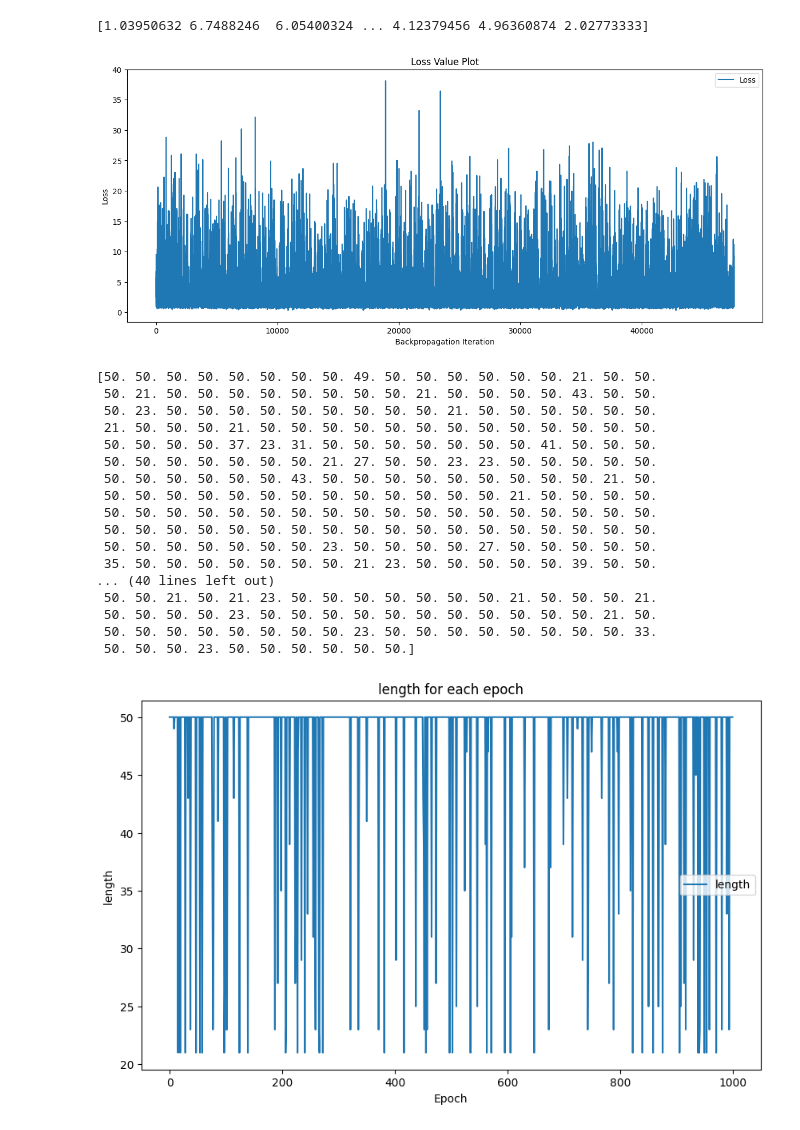
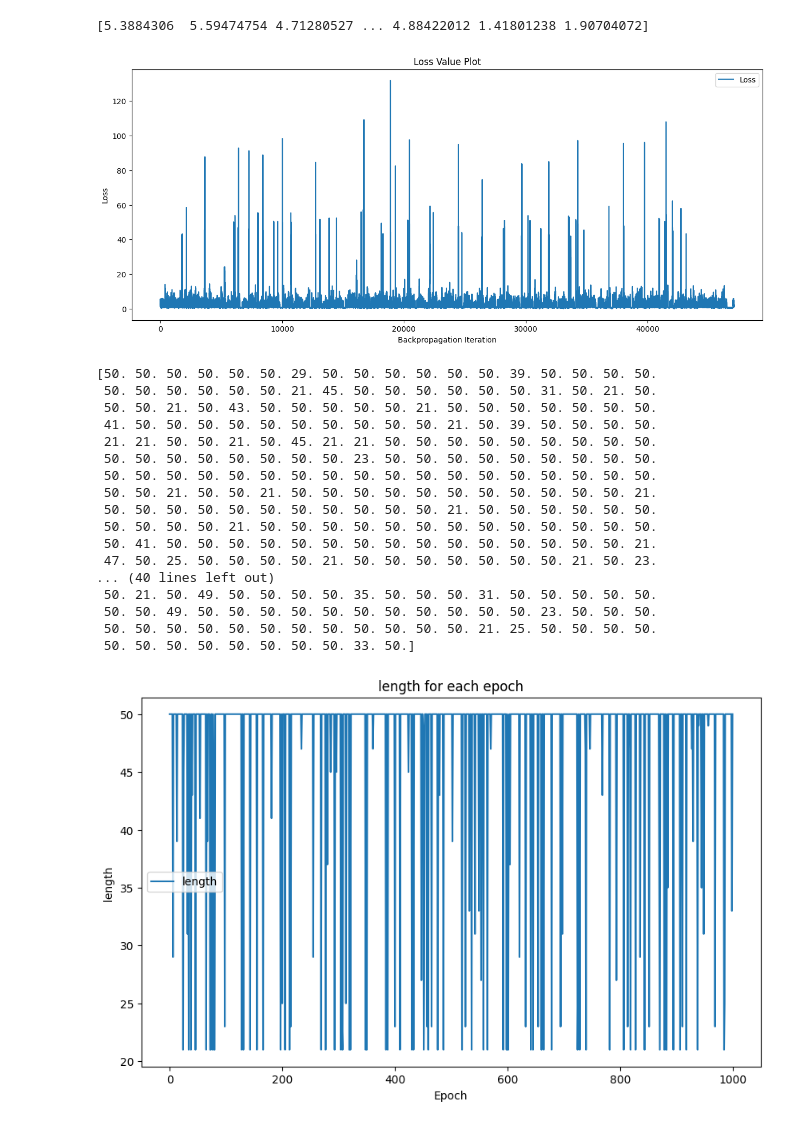
Before and after one commit to wilson20010327/vibecheck, a Jupyter notebook: visualize_the_rl_result.ipynb, the cells around one changed output. Cells and saved outputs as stored; diff of their text form; code cells hidden in the pictures.

```diff
--- a/visualize_the_rl_result.ipynb
+++ b/visualize_the_rl_result.ipynb
@@ -1,33 +1,33 @@
 # %%
 import pandas as pd
 import matplotlib.pyplot as plt
 import os
 import numpy as np
 # Assuming the result path is stored in a variable called result_path
-result_path = './result/Jan_17_1/train/'
+result_path = './result/Jan_19_overfitting/train/'
 
 file_list = os.listdir(result_path)
 
 loss_values = np.array([])
 for file_name in file_list:
     if file_name.endswith('.csv'):
         file = result_path + file_name
         data = pd.read_csv(file)
         loss_values = np.append(loss_values, data['loss'].values)
 print(loss_values)
 # Plot the loss values
 plt.figure(figsize=(15, 6))
 plt.plot(loss_values, label='Loss')
 plt.xlabel('Backpropagation Iteration')
 plt.ylabel('Loss')
 plt.title('Loss Value Plot')
 plt.legend()
 plt.show()
 # %% [output]
-[1.03950632 6.7488246  6.05400324 ... 4.12379456 4.96360874 2.02773333]
+[5.3884306  5.59474754 4.71280527 ... 4.88422012 1.41801238 1.90704072]
-[figure, old version]
+[figure, new version]
 # %%
-result_path = './result/Jan_17_1/train/'
+result_path = './result/Jan_19_overfitting/train/'
 
 file_list = os.listdir(result_path)
 
@@ -47,22 +47,22 @@ plt.title('length for each epoch')
 plt.legend()
 plt.show()
 # %% [output]
-[50. 50. 50. 50. 50. 50. 50. 50. 49. 50. 50. 50. 50. 50. 50. 21. 50. 50.
- 50. 21. 50. 50. 50. 50. 50. 50. 50. 50. 21. 50. 50. 50. 50. 43. 50. 50.
- 50. 23. 50. 50. 50. 50. 50. 50. 50. 50. 50. 21. 50. 50. 50. 50. 50. 50.
- 21. 50. 50. 50. 21. 50. 50. 50. 50. 50. 50. 50. 50. 50. 50. 50. 50. 50.
- 50. 50. 50. 50. 37. 23. 31. 50. 50. 50. 50. 50. 50. 50. 41. 50. 50. 50.
- 50. 50. 50. 50. 50. 50. 50. 21. 27. 50. 50. 23. 23. 50. 50. 50. 50. 50.
- 50. 50. 50. 50. 50. 50. 43. 50. 50. 50. 50. 50. 50. 50. 50. 50. 21. 50.
- 50. 50. 50. 50. 50. 50. 50. 50. 50. 50. 50. 50. 50. 21. 50. 50. 50. 50.
+[50. 50. 50. 50. 50. 50. 29. 50. 50. 50. 50. 50. 50. 39. 50. 50. 50. 50.
+ 50. 50. 50. 50. 50. 50. 21. 45. 50. 50. 50. 50. 50. 50. 31. 50. 21. 50.
+ 50. 50. 21. 50. 43. 50. 50. 50. 50. 50. 21. 50. 50. 50. 50. 50. 50. 50.
+ 41. 50. 50. 50. 50. 50. 50. 50. 50. 50. 50. 21. 50. 39. 50. 50. 50. 50.
+ 21. 21. 50. 50. 21. 50. 45. 21. 21. 50. 50. 50. 50. 50. 50. 50. 50. 50.
+ 50. 50. 50. 50. 50. 50. 50. 50. 23. 50. 50. 50. 50. 50. 50. 50. 50. 50.
  50. 50. 50. 50. 50. 50. 50. 50. 50. 50. 50. 50. 50. 50. 50. 50. 50. 50.
- 50. 50. 50. 50. 50. 50. 50. 50. 50. 50. 50. 50. 50. 50. 50. 50. 50. 50.
- 50. 50. 50. 50. 50. 50. 50. 23. 50. 50. 50. 50. 27. 50. 50. 50. 50. 50.
- 35. 50. 50. 50. 50. 50. 50. 50. 21. 23. 50. 50. 50. 50. 50. 39. 50. 50.
+ 50. 50. 21. 50. 50. 21. 50. 50. 50. 50. 50. 50. 50. 50. 50. 50. 50. 21.
+ 50. 50. 50. 50. 50. 50. 50. 50. 50. 50. 50. 21. 50. 50. 50. 50. 50. 50.
+ 50. 50. 50. 50. 21. 50. 50. 50. 50. 50. 50. 50. 50. 50. 50. 50. 50. 50.
+ 50. 41. 50. 50. 50. 50. 50. 50. 50. 50. 50. 50. 50. 50. 50. 50. 50. 21.
+ 47. 50. 25. 50. 50. 50. 50. 21. 50. 50. 50. 50. 50. 50. 50. 21. 50. 23.
 ... (40 lines left out)
- 50. 50. 21. 50. 21. 23. 50. 50. 50. 50. 50. 50. 50. 21. 50. 50. 50. 21.
- 50. 50. 50. 50. 23. 50. 50. 50. 50. 50. 50. 50. 50. 50. 50. 50. 21. 50.
- 50. 50. 50. 50. 50. 50. 50. 50. 23. 50. 50. 50. 50. 50. 50. 50. 50. 33.
- 50. 50. 50. 23. 50. 50. 50. 50. 50. 50.]
+ 50. 21. 50. 49. 50. 50. 50. 50. 35. 50. 50. 50. 31. 50. 50. 50. 50. 50.
+ 50. 50. 49. 50. 50. 50. 50. 50. 50. 50. 50. 50. 50. 50. 23. 50. 50. 50.
+ 50. 50. 50. 50. 50. 50. 50. 50. 50. 50. 50. 50. 21. 25. 50. 50. 50. 50.
+ 50. 50. 50. 50. 50. 50. 50. 50. 33. 50.]
-[figure, old version]
+[figure, new version]
 # %%
```
Also changed, not shown: parts of 2 cells of this notebook, 2 other files.
